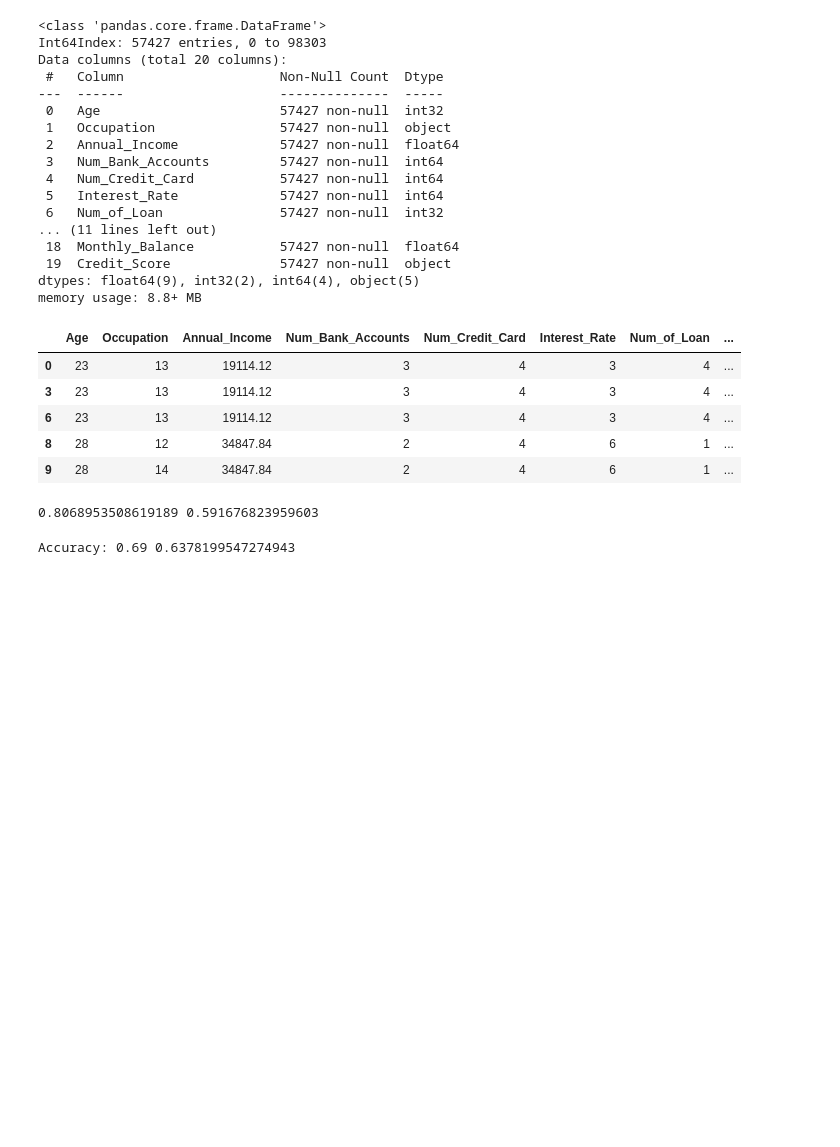
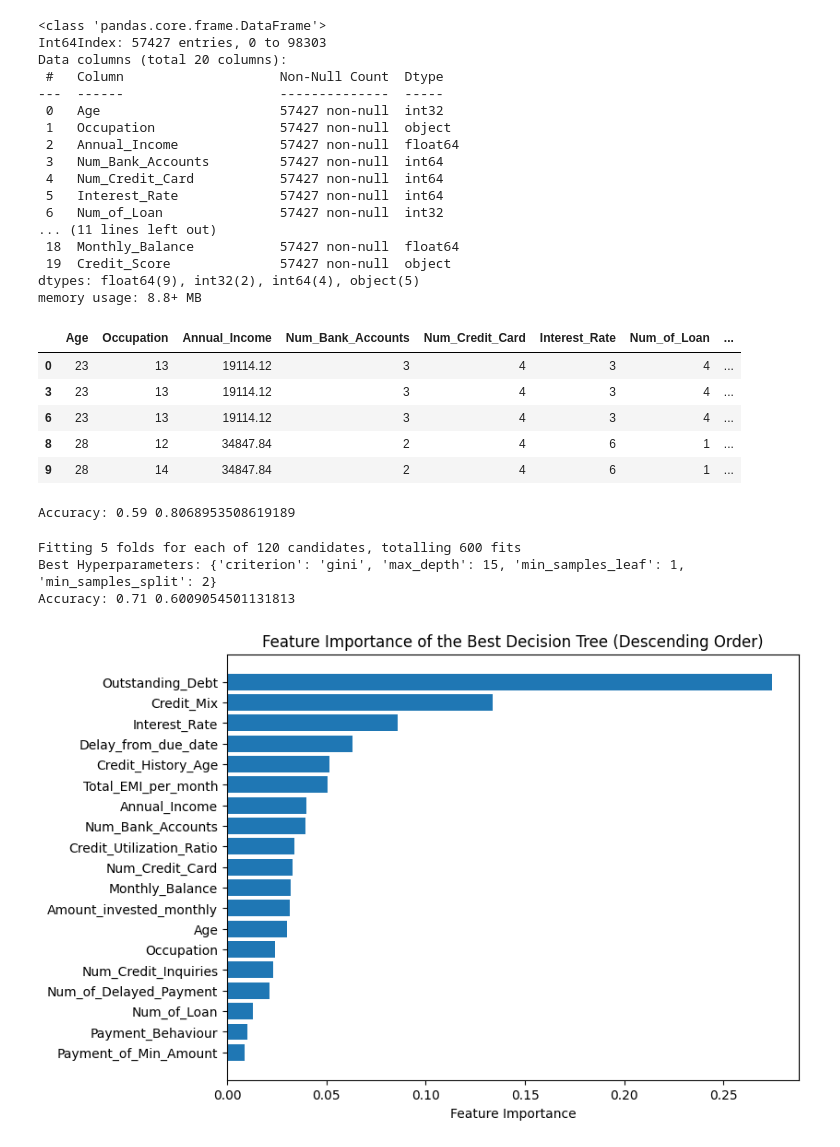
Before and after one commit to jjj1ff/CIS545_Proj, a Jupyter notebook: credict.ipynb, the cells around one changed output. Saved outputs shown, nothing was run; the diff lists cells and outputs as text; code cells hidden in the pictures; blank space fills up the shorter version.

```diff
--- a/credict.ipynb
+++ b/credict.ipynb
@@ -115,15 +118,44 @@ lr.fit(X_train_scaled, y_train)
 y_pred = lr.predict(X_test_scaled)
 mse = mean_squared_error(y_test, y_pred)
 acc = accuracy_score(y_test, y_pred)
-print(mse,acc)
+print(f"Accuracy: {acc:.2f}",mse)
 # %% [output]
-0.8068953508619189 0.591676823959603
+Accuracy: 0.59 0.8068953508619189
 # %%
-clf = DecisionTreeClassifier()
-clf.fit(X_train, y_train)
-y_pred = clf.predict(X_test)
+clf = DecisionTreeClassifier(random_state=42)
+param_grid = {
+    'criterion': ['gini', 'entropy'],
+    'max_depth': [None, 5, 10, 15, 20],
+    'min_samples_split': [2, 5, 10],
+    'min_samples_leaf': [1, 2, 5, 10],
+}
+grid_search = GridSearchCV(estimator=clf, param_grid=param_grid, scoring='accuracy', cv=5, verbose=1)
+grid_search.fit(X_train, y_train)
+
+best_params = grid_search.best_params_
+best_model = grid_search.best_estimator_
+print(f"Best Hyperparameters: {best_params}")
+
+y_pred = best_model.predict(X_test)
 mse = mean_squared_error(y_test, y_pred)
 accuracy = accuracy_score(y_test, y_pred)
 print(f"Accuracy: {accuracy:.2f}",mse)
 # %% [output]
-Accuracy: 0.69 0.6378199547274943
+Fitting 5 folds for each of 120 candidates, totalling 600 fits
+Best Hyperparameters: {'criterion': 'gini', 'max_depth': 15, 'min_samples_leaf': 1, 'min_samples_split': 2}
+Accuracy: 0.71 0.6009054501131813
+# %%
+feature_names = df.drop(columns=['Credit_Score'], axis=1).columns
+feature_importances = best_model.feature_importances_
+sorted_idx = np.argsort(feature_importances)[::-1]
+sorted_feature_names = feature_names[sorted_idx]
+sorted_importances = feature_importances[sorted_idx]
+plt.figure(figsize=(8, 6))
+plt.barh(range(len(sorted_importances)), sorted_importances, align='center')
+plt.yticks(range(len(sorted_importances)), sorted_feature_names)
+plt.xlabel('Feature Importance')
+plt.title('Feature Importance of the Best Decision Tree (Descending Order)')
+plt.gca().invert_yaxis()
+plt.show()
+# %% [output]
+[figure, added]
```
Also changed, not shown: parts of 3 cells of this notebook.
